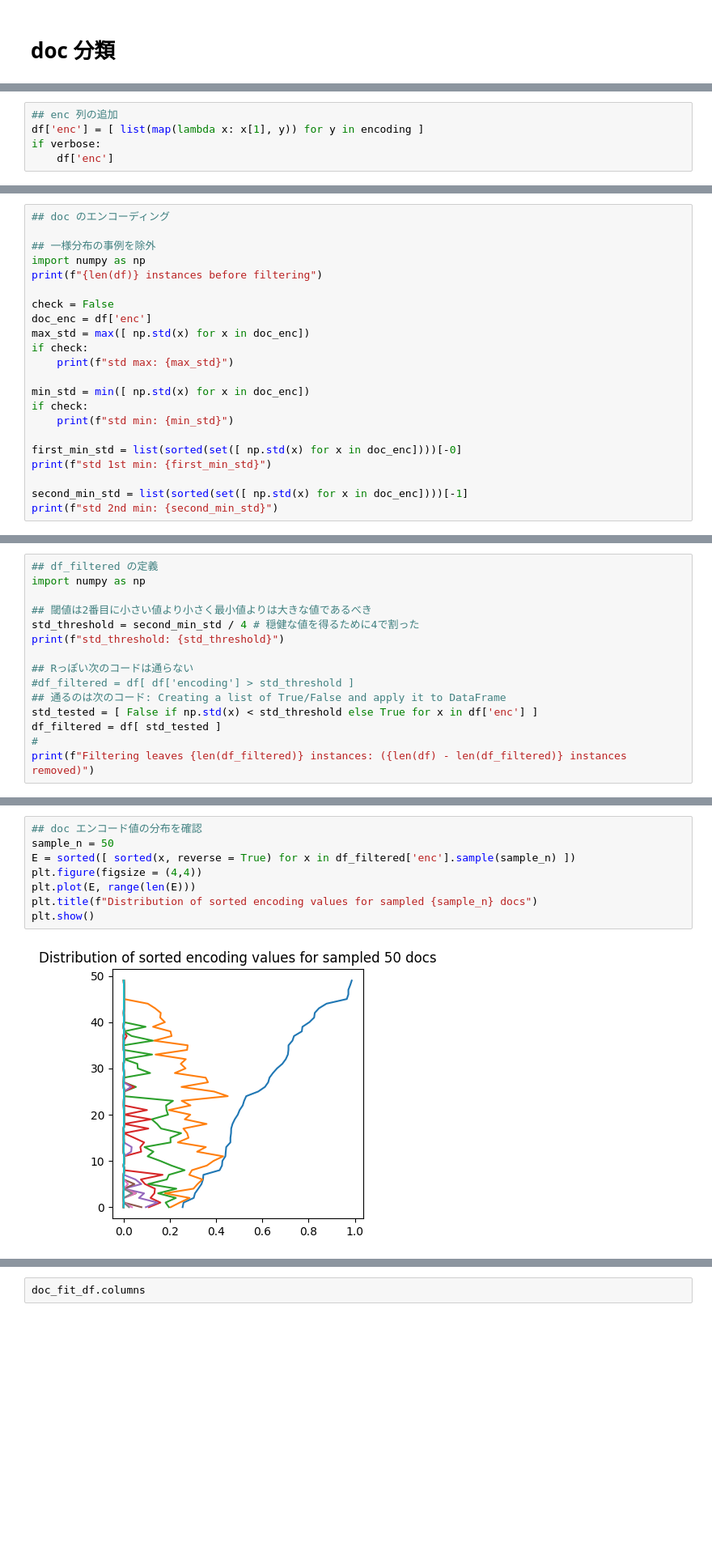
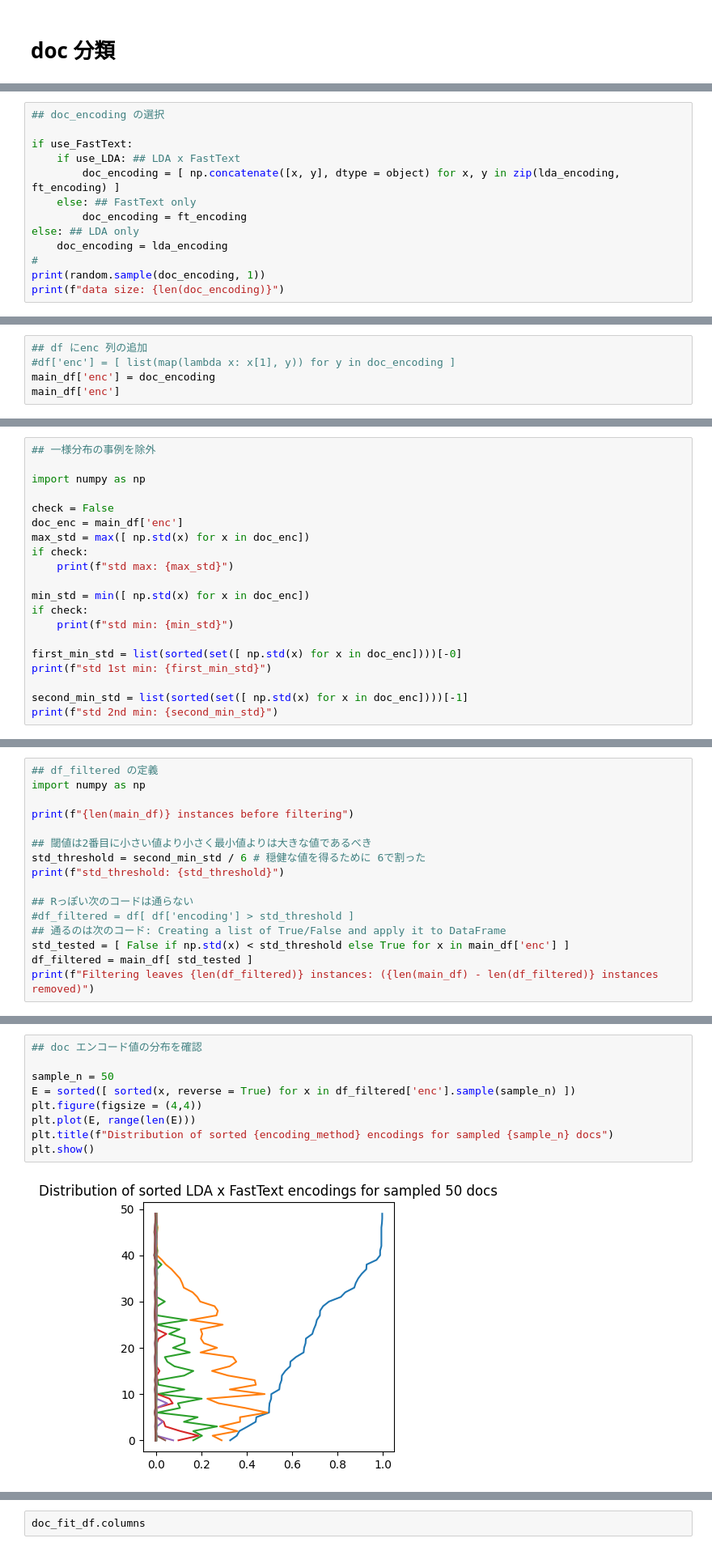
Before and after one commit to kow-k/LDA-spell-sound-typology, a Jupyter notebook: LDA-spell-sound.ipynb, the cells around one changed output, grey strips where cells are left out. Shown at 81% size. Drawn from its saved outputs; the diff is of its cells as text; blank space fills up the shorter version.

```diff
--- a/LDA-spell-sound.ipynb
+++ b/LDA-spell-sound.ipynb
@@ -871,0 +997,13 @@ len(encoding)
+# %%
+## doc_encoding の選択
+
+if use_FastText:
+    if use_LDA: ## LDA x FastText
+        doc_encoding = [ np.concatenate([x, y], dtype = object) for x, y in zip(lda_encoding, ft_encoding) ]
+    else: ## FastText only
+        doc_encoding = ft_encoding
+else: ## LDA only
+    doc_encoding = lda_encoding
+#
+print(random.sample(doc_encoding, 1))
+print(f"data size: {len(doc_encoding)}")
@@ -872,5 +1028,5 @@ len(encoding)
 # %%
-## enc 列の追加
-df['enc'] = [ list(map(lambda x: x[1], y)) for y in encoding ]
-if verbose:
-    df['enc']
+## df にenc 列の追加
+#df['enc'] = [ list(map(lambda x: x[1], y)) for y in doc_encoding ]
+main_df['enc'] = doc_encoding
+main_df['enc']
@@ -889,12 +1058,10 @@ plt.show()
 # %%
-## doc のエンコーディング
+## 一様分布の事例を除外
 
-## 一様分布の事例を除外
 import numpy as np
-print(f"{len(df)} instances before filtering")
 
 check = False
-doc_enc = df['enc']
+doc_enc = main_df['enc']
 max_std = max([ np.std(x) for x in doc_enc])
 if check:
     print(f"std max: {max_std}")
@@ -916,15 +1082,16 @@ std 2nd min: 0.17813511192798615
 ## df_filtered の定義
 import numpy as np
 
+print(f"{len(main_df)} instances before filtering")
+
 ## 閾値は2番目に小さい値より小さく最小値よりは大きな値であるべき
-std_threshold = second_min_std / 4 # 穏健な値を得るために4で割った
+std_threshold = second_min_std / 6 # 穏健な値を得るために 6で割った
 print(f"std_threshold: {std_threshold}")
 
 ## Rっぽい次のコードは通らない
 #df_filtered = df[ df['encoding'] > std_threshold ]
 ## 通るのは次のコード: Creating a list of True/False and apply it to DataFrame
-std_tested = [ False if np.std(x) < std_threshold else True for x in df['enc'] ]
-df_filtered = df[ std_tested ]
-#
-print(f"Filtering leaves {len(df_filtered)} instances: ({len(df) - len(df_filtered)} instances removed)")
+std_tested = [ False if np.std(x) < std_threshold else True for x in main_df['enc'] ]
+df_filtered = main_df[ std_tested ]
+print(f"Filtering leaves {len(df_filtered)} instances: ({len(main_df) - len(df_filtered)} instances removed)")
 # %% [output]
@@ -933,10 +1101,11 @@ Filtering leaves 6369 instances: (0 instances removed)
 # %%
 ## doc エンコード値の分布を確認
+
 sample_n = 50
 E = sorted([ sorted(x, reverse = True) for x in df_filtered['enc'].sample(sample_n) ])
 plt.figure(figsize = (4,4))
 plt.plot(E, range(len(E)))
-plt.title(f"Distribution of sorted encoding values for sampled {sample_n} docs")
+plt.title(f"Distribution of sorted {encoding_method} encodings for sampled {sample_n} docs")
 plt.show()
 # %% [output]
-[figure, old version]
+[figure, new version]
```
Also changed, not shown: parts of 60 cells of this notebook.
